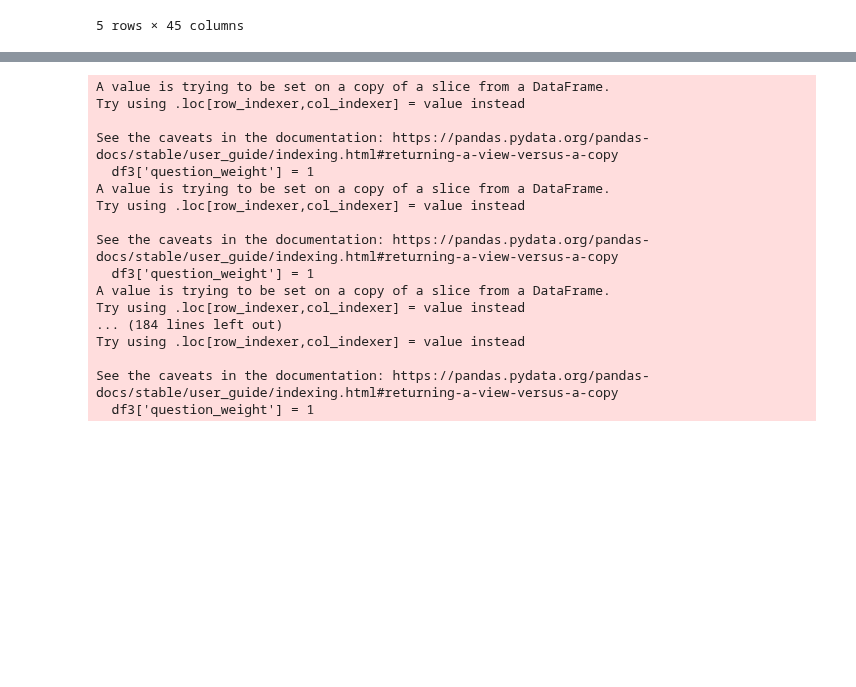
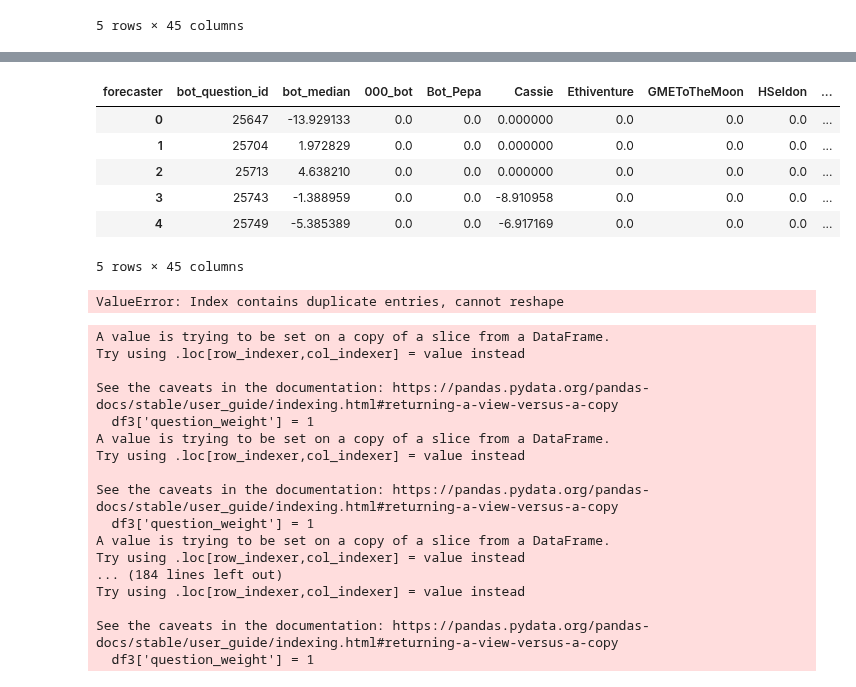
Before and after one commit to Metaculus/aib-analysis, a Jupyter notebook: Copy_of_AI_BENCHMARKING_LEADERBOARDS.ipynb, the cells around one changed output, grey strips where cells are left out. Drawn from its saved outputs; the diff is of its cells as text; code cells hidden in the pictures; blank space fills up the shorter version.

```diff
--- a/Copy_of_AI_BENCHMARKING_LEADERBOARDS.ipynb
+++ b/Copy_of_AI_BENCHMARKING_LEADERBOARDS.ipynb
@@ -524,3 +536,14 @@ df_total_scores_ranked = df_total_scores_sorted.set_index('Rank')
+# %%
+df_filled = df_bot_peer.fillna(0)
+df_filled.head()
+# %% [output]
+| forecaster | bot_question_id | bot_median | 000_bot | Bot_Pepa | Cassie | Ethiventure | GMEToTheMoon | HSeldon | ... |
+| 0 | 25647 | -13.929133 | 0.0 | 0.0 | 0.000000 | 0.0 | 0.0 | 0.0 | ... |
+| 1 | 25704 | 1.972829 | 0.0 | 0.0 | 0.000000 | 0.0 | 0.0 | 0.0 | ... |
+| 2 | 25713 | 4.638210 | 0.0 | 0.0 | 0.000000 | 0.0 | 0.0 | 0.0 | ... |
+| 3 | 25743 | -1.388959 | 0.0 | 0.0 | -8.910958 | 0.0 | 0.0 | 0.0 | ... |
+| 4 | 25749 | -5.385389 | 0.0 | 0.0 | -6.917169 | 0.0 | 0.0 | 0.0 | ... |
+5 rows × 45 columns
 # %%
 # @title Bot Peer Leaderboard
 
@@ -563,17 +586,14 @@ df_pro_forecasts: Spot forecasts for all pros & pro_median
 """
 
 
-df_pro_scores = pd.read_csv(f'/content/drive/MyDrive/AIB/pro_score_data.csv',
-                  header=0,  # Assume the first row is a header
-                  na_values=[''],  # Treat empty cells as NaN
-                  dtype=str)  # Read all columns as strings initially
+df_pro_scores = pd.read_csv('scores/pros_score_data.csv')
 
-df1 = df_pro_scores[['question_id', 'forecaster', 'spot_baseline_score']]
-df1 = df1.rename(columns={'question_id': 'pro_question_id', 'spot_baseline_score': 'score'})
-df1['score'] = pd.to_numeric(df1['score'], errors='coerce')
-df_pivoted = df1.pivot(index='pro_question_id', columns='forecaster', values='score')
+# Pivot df_pro_scores (baseline)
+df_pro_scores = df_pro_scores.rename(columns={'question_id': 'pro_question_id'})
+df_pivoted = df_pro_scores.pivot(index='pro_question_id', columns='forecaster', values='score')
 df_pivoted = df_pivoted.reset_index()
 df_pivoted = df_pivoted.reindex(sorted(df_pivoted.columns), axis=1)
+
 cols = df_pivoted.columns.tolist()
 cols = ['pro_question_id'] + [col for col in cols if col != 'pro_question_id']
 df_pivoted = df_pivoted[cols]
@@ -603,6 +623,8 @@ df_pro_forecasts = df_pro_forecasts.drop('resolution_internal', axis=1)
 
 #print(f"Shape of df_pro_forecasts: {df_pro_forecasts.shape}")
 #print(df_pro_forecasts.columns)
+# %% [output]
+ValueError: Index contains duplicate entries, cannot reshape
 # %%
 # @title Create df_pro_bot_forecasts, df_bot_vs_pro_peer, df_bot_vs_pro_leaderboard, df_bot_vs_pro_weighted_leaderboard
 
```
Also changed, not shown: parts of 14 cells of this notebook.
